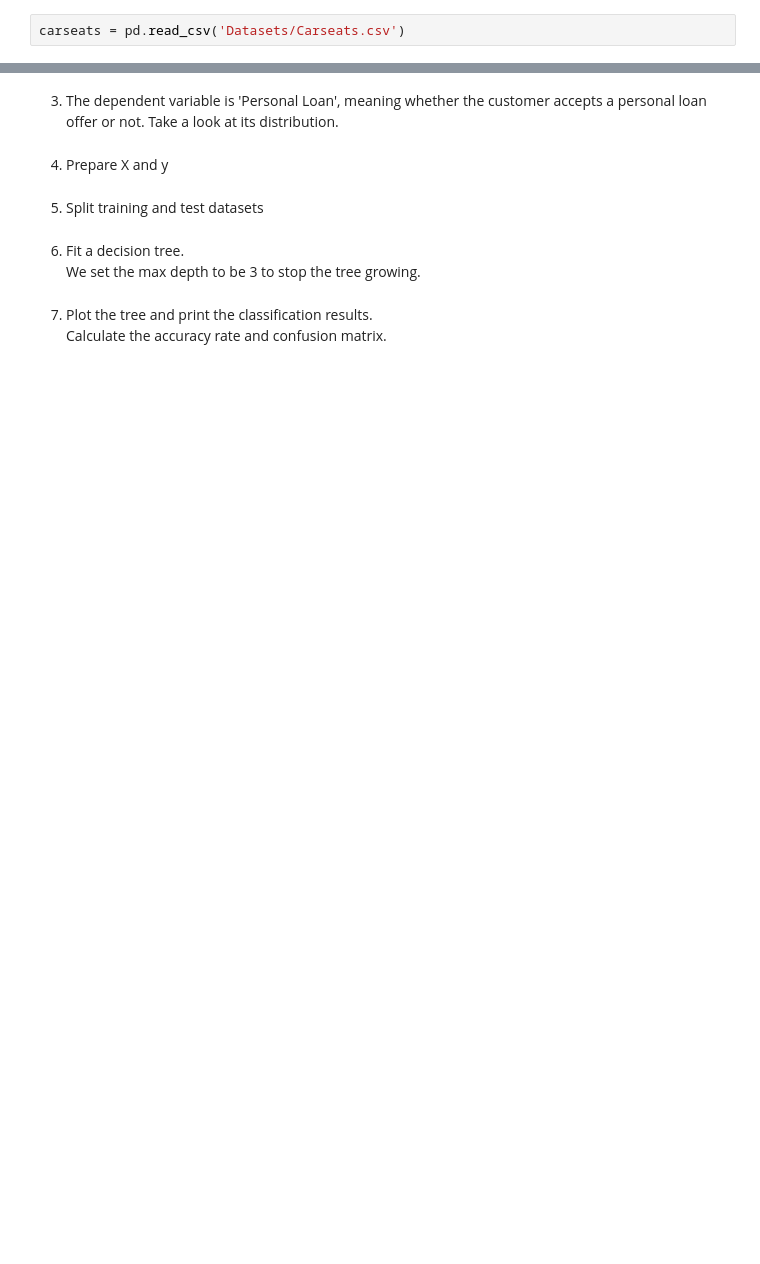
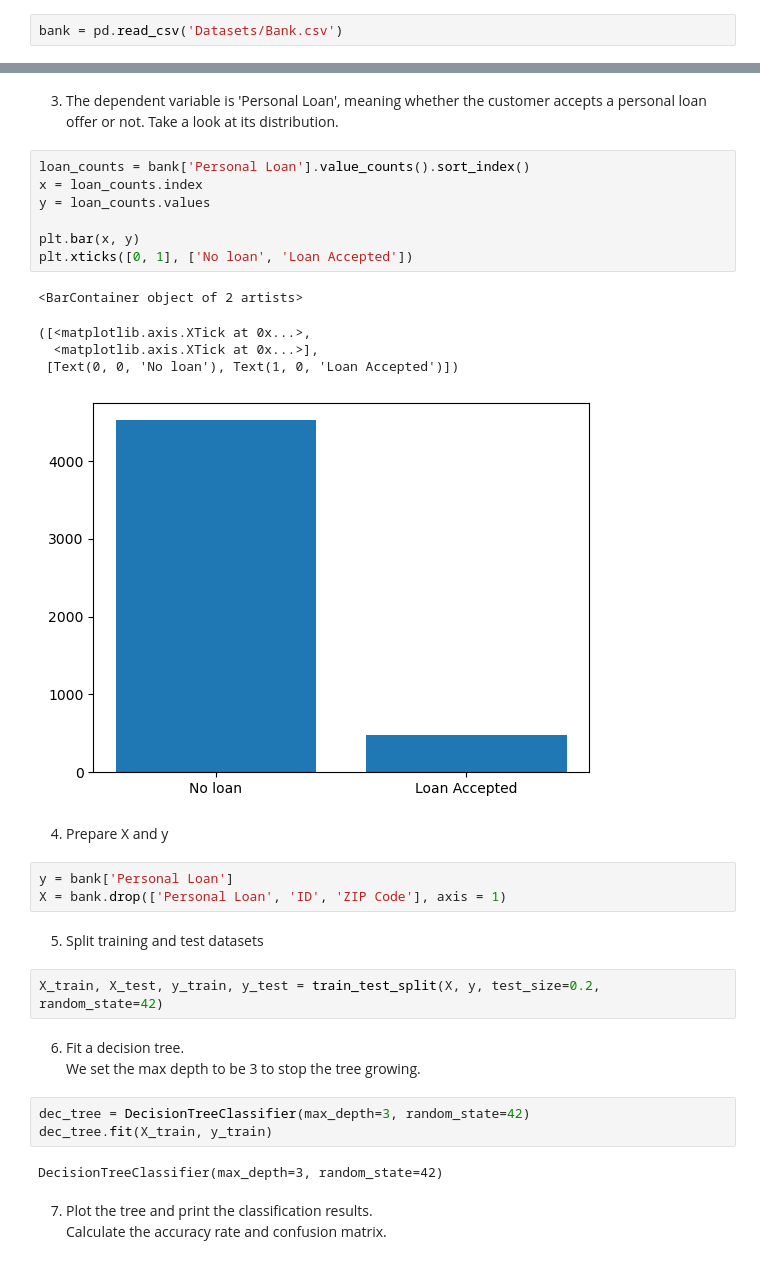
Before and after one commit to emilyneaville/DSCI-5240, a Jupyter notebook: Week 8 - Tree-based models/DSCI 5240 Decision Tree Methods-In Class practice.ipynb, the cells around one changed output, grey strips where cells are left out. Drawn from its saved outputs; the diff is of its cells as text; blank space fills up the shorter version.

Commit message:
Completed decision tree practice, still need bagging, random forest, and boosting

```diff
--- a/Week 8 - Tree-based models/DSCI 5240 Decision Tree Methods-In Class practice.ipynb
+++ b/Week 8 - Tree-based models/DSCI 5240 Decision Tree Methods-In Class practice.ipynb
@@ -19,4 +19,4 @@ from sklearn.metrics import accuracy_score, confusion_matrix
 # %% [markdown]
 2. Import the bank dataset
 # %%
-carseats = pd.read_csv('Datasets/Carseats.csv')
+bank = pd.read_csv('Datasets/Bank.csv')
@@ -23,12 +32,35 @@ carseats = pd.read_csv('Datasets/Carseats.csv')
 # %% [markdown]
 3. The dependent variable is 'Personal Loan', meaning whether the customer accepts a personal loan offer or not. Take a look at its distribution.
+# %%
+loan_counts = bank['Personal Loan'].value_counts().sort_index()
+x = loan_counts.index
+y = loan_counts.values
+
+plt.bar(x, y)
+plt.xticks([0, 1], ['No loan', 'Loan Accepted'])
+# %% [output]
+<BarContainer object of 2 artists>
+([<matplotlib.axis.XTick at 0x...>,
+  <matplotlib.axis.XTick at 0x...>],
+ [Text(0, 0, 'No loan'), Text(1, 0, 'Loan Accepted')])
+[figure, added]
 # %% [markdown]
 4. Prepare X and y
+# %%
+y = bank['Personal Loan']
+X = bank.drop(['Personal Loan', 'ID', 'ZIP Code'], axis = 1)
 # %% [markdown]
 5. Split training and test datasets
+# %%
+X_train, X_test, y_train, y_test = train_test_split(X, y, test_size=0.2, random_state=42)
 # %% [markdown]
 6. Fit a decision tree.<br>
 We set the max depth to be 3 to stop the tree growing.
+# %%
+dec_tree = DecisionTreeClassifier(max_depth=3, random_state=42)
+dec_tree.fit(X_train, y_train)
+# %% [output]
+DecisionTreeClassifier(max_depth=3, random_state=42)
 # %% [markdown]
 7. Plot the tree and print the classification results.<br>
 Calculate the accuracy rate and confusion matrix.
```
Also changed, not shown: parts of 10 cells of this notebook.
